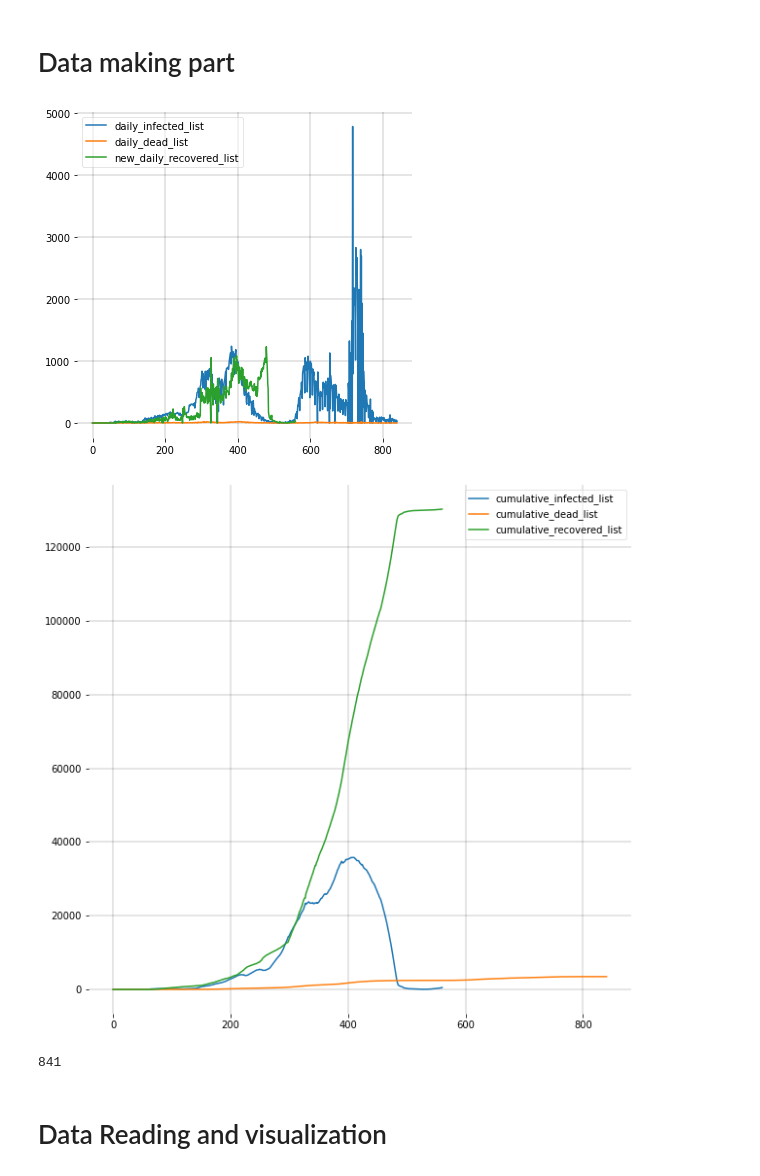
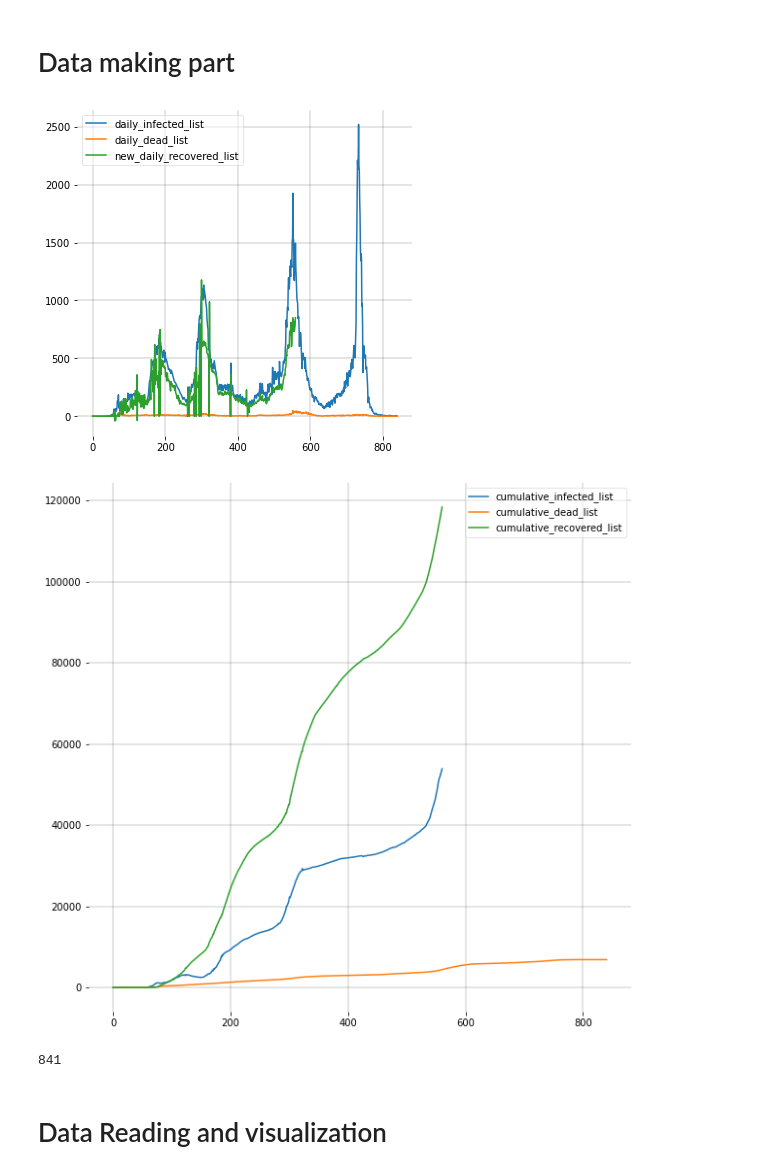
Before and after one commit to jhgoblue/covid-19-pbl, a Jupyter notebook: dinn-sird-baseline.ipynb, the cells around one changed output. Saved outputs shown, nothing was run; the diff lists cells and outputs as text; code cells hidden in the pictures.

Commit message:
Kaggle Notebook | DINN-SIRD-baseline | Algeria_570

```diff
--- a/dinn-sird-baseline.ipynb
+++ b/dinn-sird-baseline.ipynb
@@ -55,7 +55,7 @@ for file_name in sorted_fnames:
     confirmed = 0
     recovered = 0
     for key,row in df.iterrows():
-        if key == 'Albania':
+        if key == 'Algeria':
             deaths = deaths + row['Deaths']
             confirmed = confirmed + row['Confirmed']
             recovered = recovered + row['Recovered']
@@ -97,34 +97,34 @@ for spine in ('top', 'right', 'bottom', 'left'):
     ax.spines[spine].set_visible(False)
 plt.show();
 # %% [output]
-[figure, old version]
+[figure, new version]
 # %%
 # Making the SIDR list
-N = 2845955
+N = 44700000
 cumulative_susceptible_list = []
 for i in range(len(cumulative_recovered_list)):
     cumulative_infected_list[i]=(cumulative_infected_list[i] - cumulative_recovered_list[i]- cumulative_dead_list[i])
     cumulative_susceptible_list.append(N - cumulative_recovered_list[i] - cumulative_infected_list[i] - cumulative_dead_list[i])
 
 fig = plt.figure(figsize=(10,10))
 
 ax = fig.add_subplot(111, facecolor='#dddddd', axisbelow=True)
 ax.set_facecolor('xkcd:white')
 
 # plt.plot(cumulative_susceptible_list[:310], label = 'cumulative_susceptible_list')
 plt.plot(cumulative_infected_list, label = 'cumulative_infected_list')
 plt.plot(cumulative_dead_list, label = 'cumulative_dead_list')
 plt.plot(cumulative_recovered_list, label = 'cumulative_recovered_list')
 
 ax.grid(b=True, which='major', c='black', lw=0.2, ls='-')
 legend = ax.legend()
 legend.get_frame().set_alpha(0.5)
 for spine in ('top', 'right', 'bottom', 'left'):
     ax.spines[spine].set_visible(False)
 plt.show();
 print(len(cumulative_susceptible_list))
 # %% [output]
-[figure, old version]
+[figure, new version]
 841
 # %%
 #save as csv files
```
Also changed, not shown: parts of 9 cells of this notebook.
